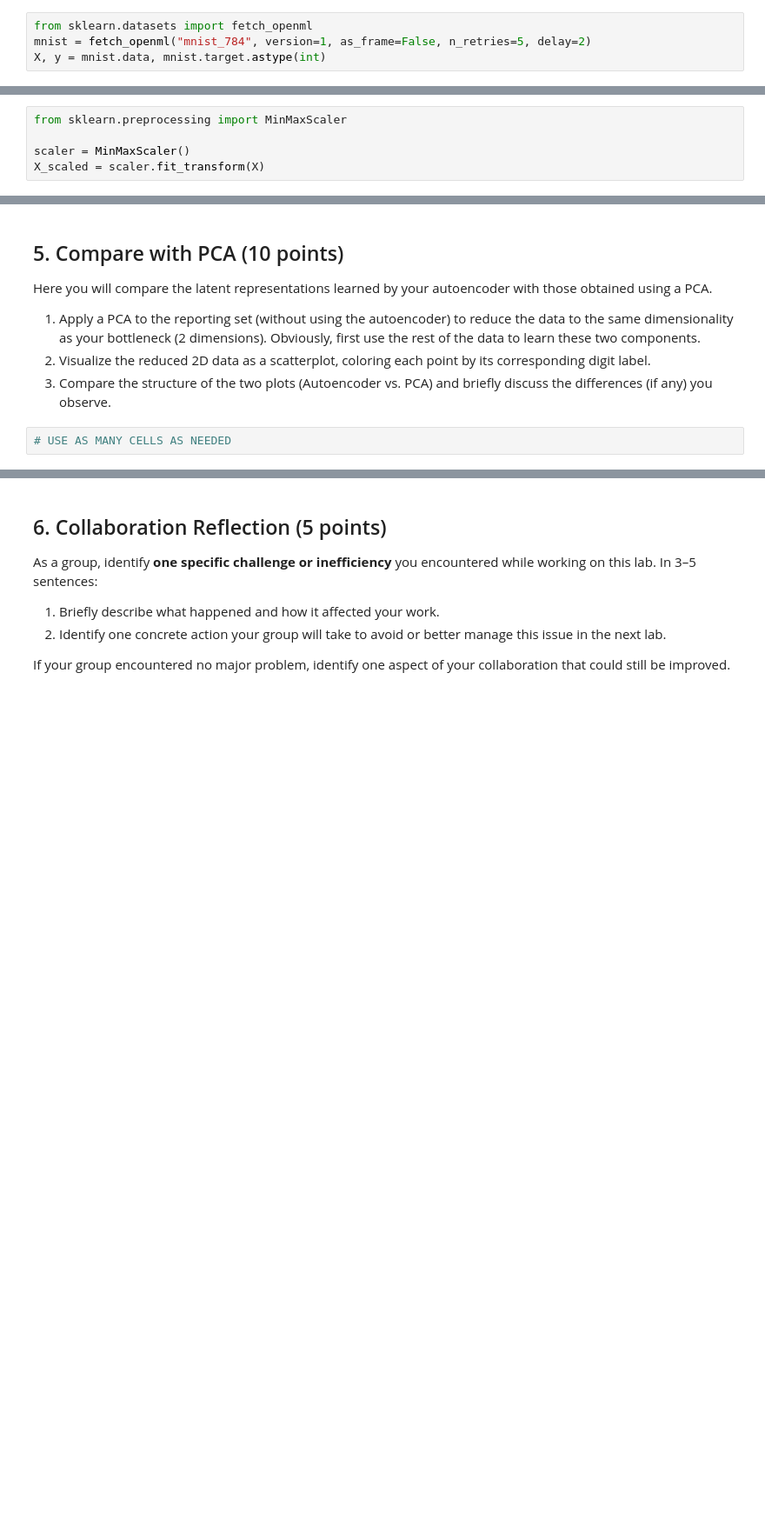
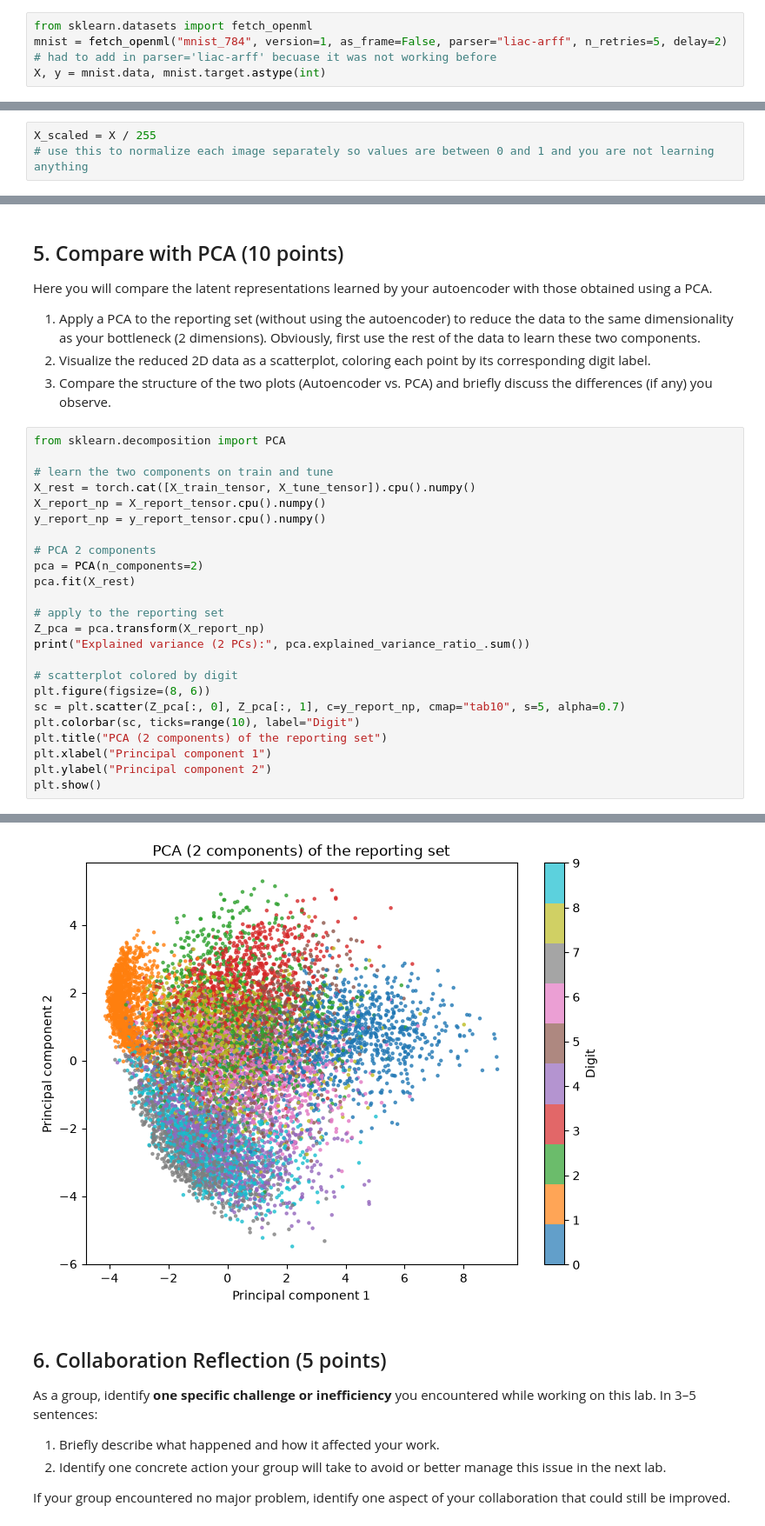
Before and after one commit to kaitlinluu/ds4021_lab06, a Jupyter notebook: 06-autoencoders.ipynb, the cells around one changed output, grey strips where cells are left out. Shown at 87% size. Saved outputs shown, nothing was run; the diff lists cells and outputs as text; blank space fills up the shorter version.

```diff
--- a/06-autoencoders.ipynb
+++ b/06-autoencoders.ipynb
@@ -53,5 +53,6 @@ Given the below dataset:
 - Wrap each data splitting as `DataLoader` object with a batch size of 128. Call them `fitting_loader`, `tuning_loader` and `reporting_loader`, respectively.
 # %%
 from sklearn.datasets import fetch_openml
-mnist = fetch_openml("mnist_784", version=1, as_frame=False, n_retries=5, delay=2)
+mnist = fetch_openml("mnist_784", version=1, as_frame=False, parser="liac-arff", n_retries=5, delay=2)
+# had to add in parser='liac-arff' becuase it was not working before
 X, y = mnist.data, mnist.target.astype(int)
@@ -58,5 +63,3 @@ X, y = mnist.data, mnist.target.astype(int)
 # %%
-from sklearn.preprocessing import MinMaxScaler
-
-scaler = MinMaxScaler()
-X_scaled = scaler.fit_transform(X)
+X_scaled = X / 255
+# use this to normalize each image separately so values are between 0 and 1 and you are not learning anything
@@ -338,4 +385,27 @@ Here you will compare the latent representations learned by your autoencoder wit
 2. Visualize the reduced 2D data as a scatterplot, coloring each point by its corresponding digit label.
 3. Compare the structure of the two plots (Autoencoder vs. PCA) and briefly discuss the differences (if any) you observe.
 # %%
-# USE AS MANY CELLS AS NEEDED
+from sklearn.decomposition import PCA
+
+# learn the two components on train and tune
+X_rest = torch.cat([X_train_tensor, X_tune_tensor]).cpu().numpy()
+X_report_np = X_report_tensor.cpu().numpy()
+y_report_np = y_report_tensor.cpu().numpy()
+
+# PCA 2 components
+pca = PCA(n_components=2)
+pca.fit(X_rest)
+
+# apply to the reporting set
+Z_pca = pca.transform(X_report_np)
+print("Explained variance (2 PCs):", pca.explained_variance_ratio_.sum())
+
+# scatterplot colored by digit
+plt.figure(figsize=(8, 6))
+sc = plt.scatter(Z_pca[:, 0], Z_pca[:, 1], c=y_report_np, cmap="tab10", s=5, alpha=0.7)
+plt.colorbar(sc, ticks=range(10), label="Digit")
+plt.title("PCA (2 components) of the reporting set")
+plt.xlabel("Principal component 1")
+plt.ylabel("Principal component 2")
+plt.show()
+# %% [output]
@@ -342,3 +413,4 @@ Here you will compare the latent representations learned by your autoencoder wit
+[figure, added]
 # %% [markdown]
 ## 6. Collaboration Reflection (5 points)
 
```
Also changed, not shown: parts of 6 cells of this notebook.
